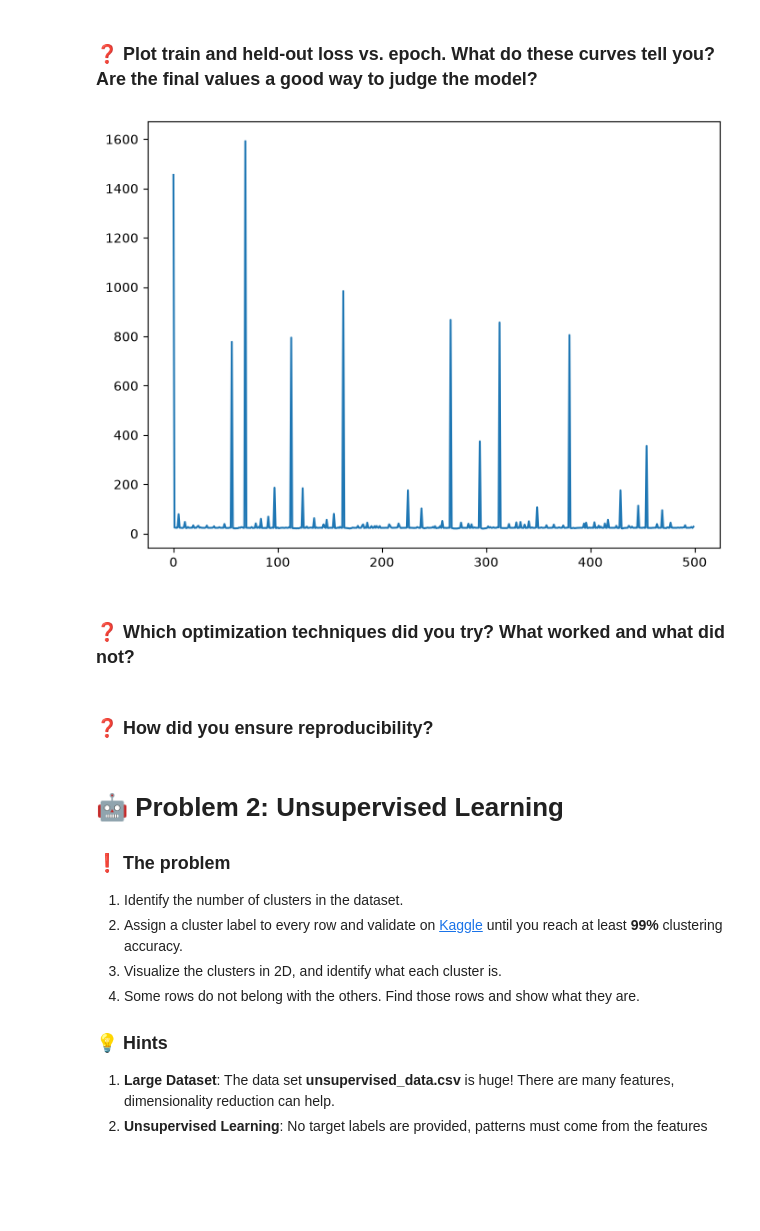
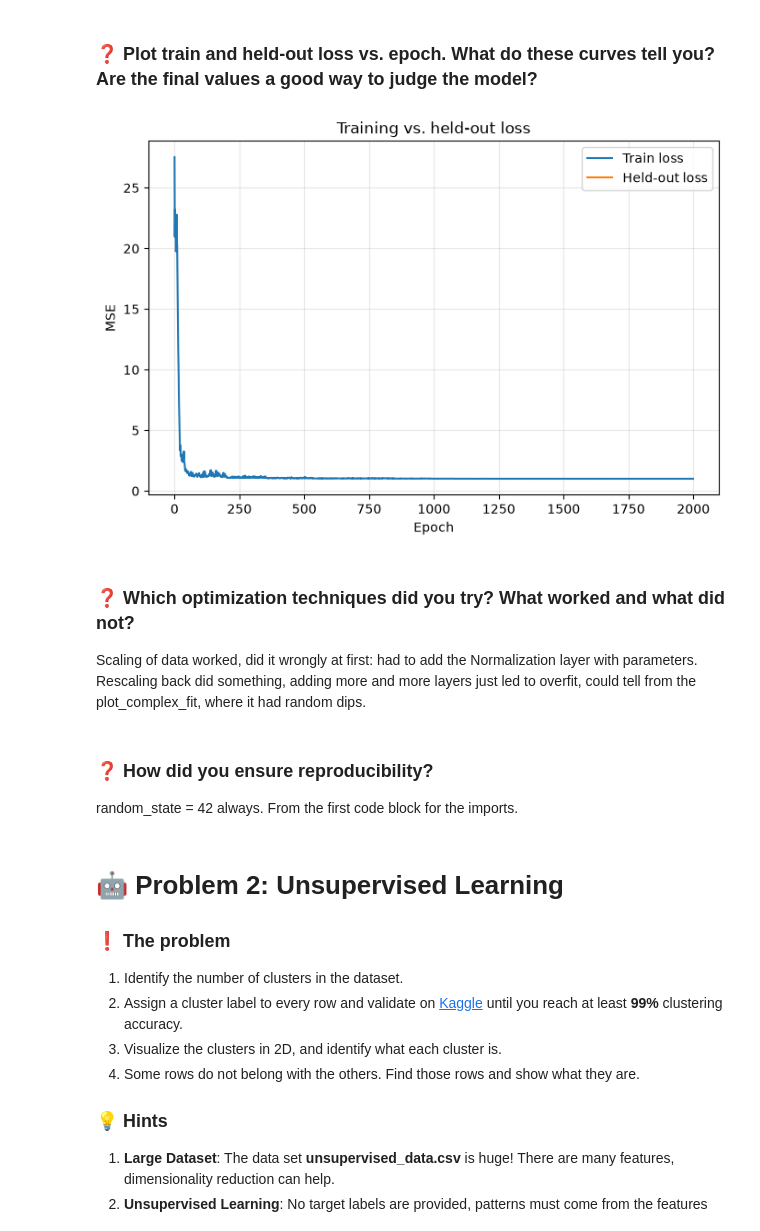
Before and after one commit to savmidt/tdt4172_intro_ml, a Jupyter notebook: Assignment3/problem.ipynb, the cells around one changed output. Drawn from its saved outputs; the diff is of its cells as text; code cells hidden in the pictures; blank space fills up the shorter version.

```diff
--- a/Assignment3/problem.ipynb
+++ b/Assignment3/problem.ipynb
@@ -333,15 +331,25 @@ tanh: test loss, test acc = [nan, nan]
 # %% [markdown]
 ### ❓ Plot train and held-out loss vs. epoch. What do these curves tell you? Are the final values a good way to judge the model?
-# %%
-fig = plt.figure(figsize=(8,6))
-plt.plot(history.epoch, history.history['loss'])
-plt.show()
-# %% [output]
-[figure, removed]
-# %% [markdown]
-### ❓ Which optimization techniques did you try? What worked and what did not?
+# %%
+fig, ax = plt.subplots(figsize=(8, 5))
+ax.plot(history.history["loss"], label="Train loss")
+ax.plot(history.history["val_loss"], label="Held-out loss")
+# ax.set_yscale("log")
+ax.set_xlabel("Epoch")
+ax.set_ylabel("MSE")
+ax.set_title("Training vs. held-out loss")
+ax.legend()
+ax.grid(True, which="both", alpha=0.3)
+plt.show()
+# %% [output]
+[figure, added]
+# %% [markdown]
+### ❓ Which optimization techniques did you try? What worked and what did not?
+Scaling of data worked, did it wrongly at first: had to add the Normalization layer with parameters. Rescaling back did something, adding more and more layers just led to overfit, could tell from the plot_complex_fit, where it had random dips.
 # %% [markdown]
 ### ❓ How did you ensure reproducibility?
+
+random_state = 42 always. From the first code block for the imports.
 # %% [markdown]
 # 🤖 Problem 2: Unsupervised Learning
 
```
Also changed, not shown: parts of 9 cells of this notebook, 1 other file.
